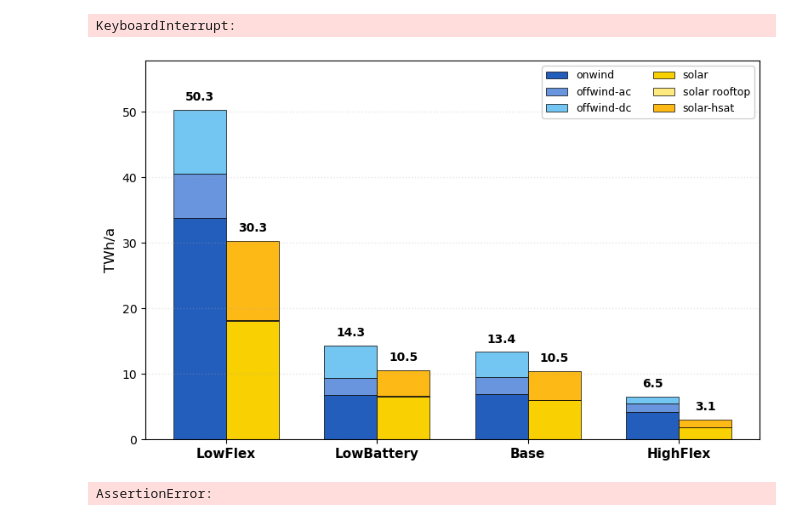
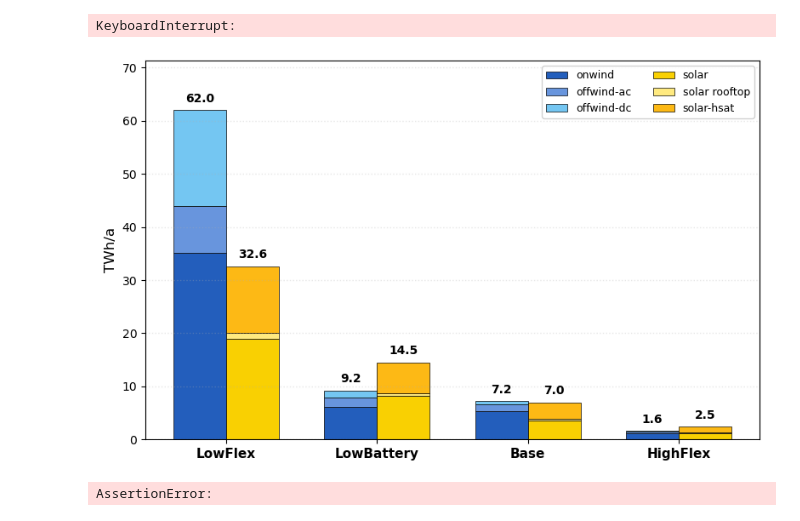
Before and after one commit to JulianGeis/pypsa-de-flex, a Jupyter notebook: flex_notebooks/scenario_comparison.ipynb, the cells around one changed output. Drawn from its saved outputs; the diff is of its cells as text; code cells hidden in the pictures.

```diff
--- a/flex_notebooks/scenario_comparison.ipynb
+++ b/flex_notebooks/scenario_comparison.ipynb
@@ -1154,5 +1130,5 @@ plot_variable("Secondary Energy|Electricity|Hydrogen", variables, scenarios)
 # %%
-for year in [2045]:
+for year in years:
     n = networks[("Base", year)]
 
     generation_electricity = (
@@ -1232,10 +1475,13 @@ plot_variable("Secondary Energy|Electricity", variables, scenarios)
 PRICE_DIR = PLOT_DIR + "prices/"
 os.makedirs(PRICE_DIR, exist_ok=True)
 # %%
-years = [2035]
+years = [2045]
 
-networks = {}
 for scenario in scenarios:
     for year in years:
-        fn = f"{f}/{run}/{scenario}/networks/base_s_27__none_{year}.nc"
-        networks[(scenario, year)] = pypsa.Network(fn)
+        try:
+            n = networks[(scenario, year)]
+        except KeyError:
+            print(f"Network for scenario '{scenario}' and year '{year}' not found. Loading from file...")
+            fn = f"{f}/{run}/{scenario}/networks/base_s_{clusters}__none_{year}.nc"
+            networks[(scenario, year)] = pypsa.Network(fn)
@@ -1371,0 +1891,22 @@ plot_trade_variables(variables,
+# %%
+# average prices on map
+
+scenario = "Base"
+year = 2045
+
+n = networks[(scenario, year)]
+carrier = "co2"
+
+ind = n.buses.index[n.buses.carrier == carrier]
+avg_price = n.buses_t.marginal_price[ind].mean()
+avg_price
+
+# avg system prices BAse 2045:
+# renewable gas 27 €/MWh (e.g. trade volume Base in 2045 is 103 TWh and costs are 2.8 billion €, so 2.8 billion € / 103 TWh = 27 €/MWh)
+# renewable oil 46 €/MWh
+# methanol 52 €/MWh
+# AC 77 €/MWh
+# low voltage 94 €/MWh
+# H2: 94 €/MWh
+# oil primary: 38 €/MWh
+# co2: 400 €/tonne
@@ -1380,7 +1933,7 @@ year = 2045
 
 networks = {}
 for scenario in scenarios:
-        fn = f"{f}/{run}/{scenario}/networks/base_s_27__none_{year}.nc"
+        fn = f"{f}/{run}/{scenario}/networks/base_s_{clusters}__none_{year}.nc"
         networks[(scenario, year)] = pypsa.Network(fn)
 # %% [output]
 WARNING:pypsa.network.io:Importing network from PyPSA version v0.0.0 while current version is v0.35.1. Read the release notes at https://pypsa.readthedocs.io/en/latest/release_notes.html to prepare yo ...
@@ -1393,13 +1946,14 @@ WARNING:pypsa.network.io:Importing network from PyPSA version v0.0.0 while curre
 INFO:pypsa.network.io:New version 1.0.3 available! (Current: 0.35.1)
 KeyboardInterrupt:
 # %%
+year = 2035
 plot_curtailment(networks,
                  ['LowFlex', 'LowBattery', 'Base', 'HighFlex'],
                  year,
                  tech_colors,
                  PLOT_DIR)
 # %% [output]
-[figure, old version]
+[figure, new version]
 # %%
 assert 0
 # %% [output]
```
Also changed, not shown: parts of 49 cells of this notebook, 8 other files.
